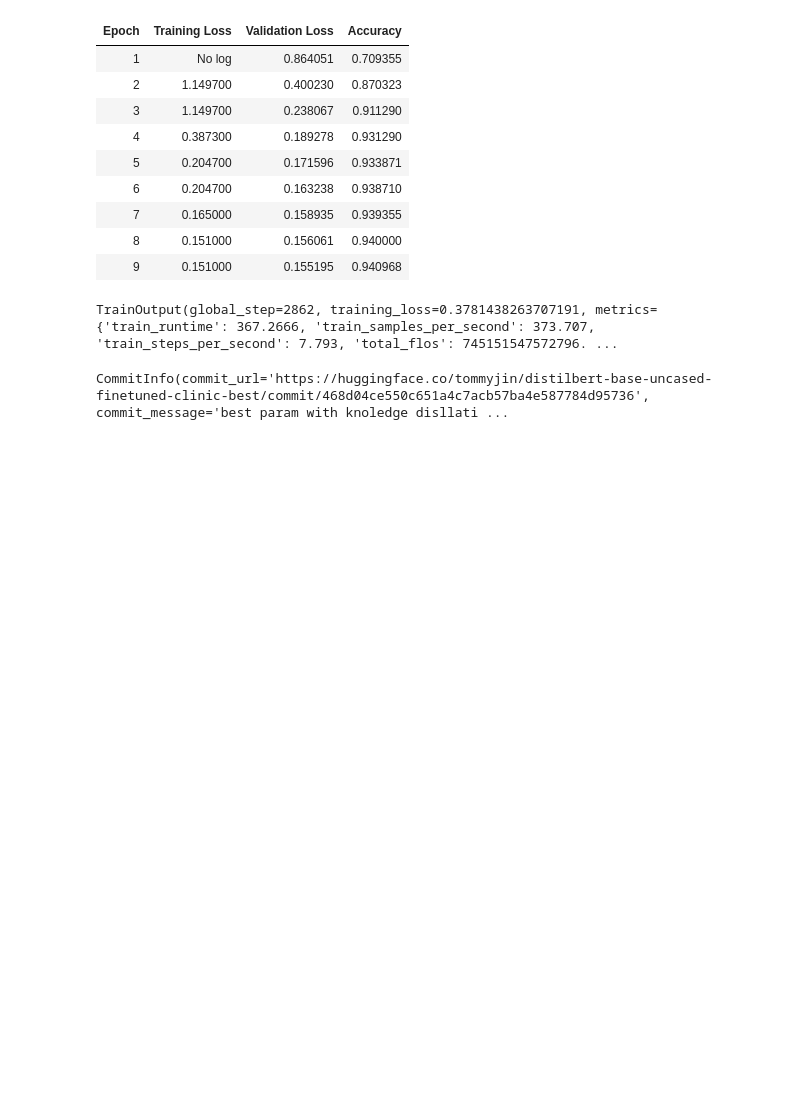
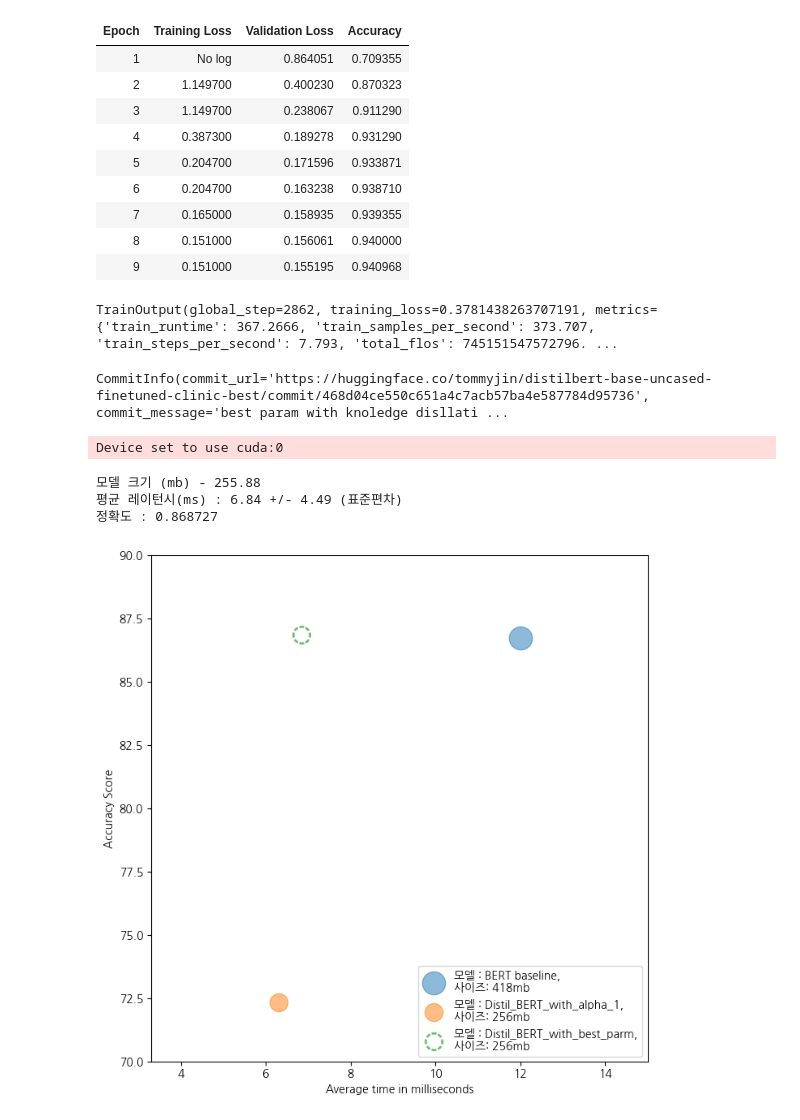
Before and after one commit to tommyjin2894/ai_study_transformer, a Jupyter notebook: 08_Efficient_ways.ipynb, the cells around one changed output. Saved outputs shown, nothing was run; the diff lists cells and outputs as text; code cells hidden in the pictures; blank space fills up the shorter version.

```diff
--- a/08_Efficient_ways.ipynb
+++ b/08_Efficient_ways.ipynb
@@ -446,3 +446,22 @@ TrainOutput(global_step=2862, training_loss=0.3781438263707191, metrics={'train_
 distilbert_trainer.push_to_hub("best param with knoledge disllation.")
 # %% [output]
 CommitInfo(commit_url='https://huggingface.co/tommyjin/distilbert-base-uncased-finetuned-clinic-best/commit/468d04ce550c651a4c7acb57ba4e587784d95736', commit_message='best param with knoledge disllati ...
+# %%
+# model with out knoledge distil
+finetuned_ckpt = "tommyjin/distilbert-base-uncased-finetuned-clinic-best"
+pipe = pipeline("text-classification", model=finetuned_ckpt)
+
+optim_type="Distil_BERT_with_best_parm"
+pb = PerformanceBenchMark(pipe, clinic["test"],optim_type)
+# %% [output]
+Device set to use cuda:0
+# %%
+perf_metrics.update(pb.run_benchmark())
+# %% [output]
+모델 크기 (mb) - 255.88
+평균 레이턴시(ms) : 6.84 +/- 4.49 (표준편차)
+정확도 : 0.868727
+# %%
+plot_metrics(perf_metrics, optim_type)
+# %% [output]
+[figure, added]
```
Also changed, not shown: parts of 22 cells of this notebook, 2 other files.
